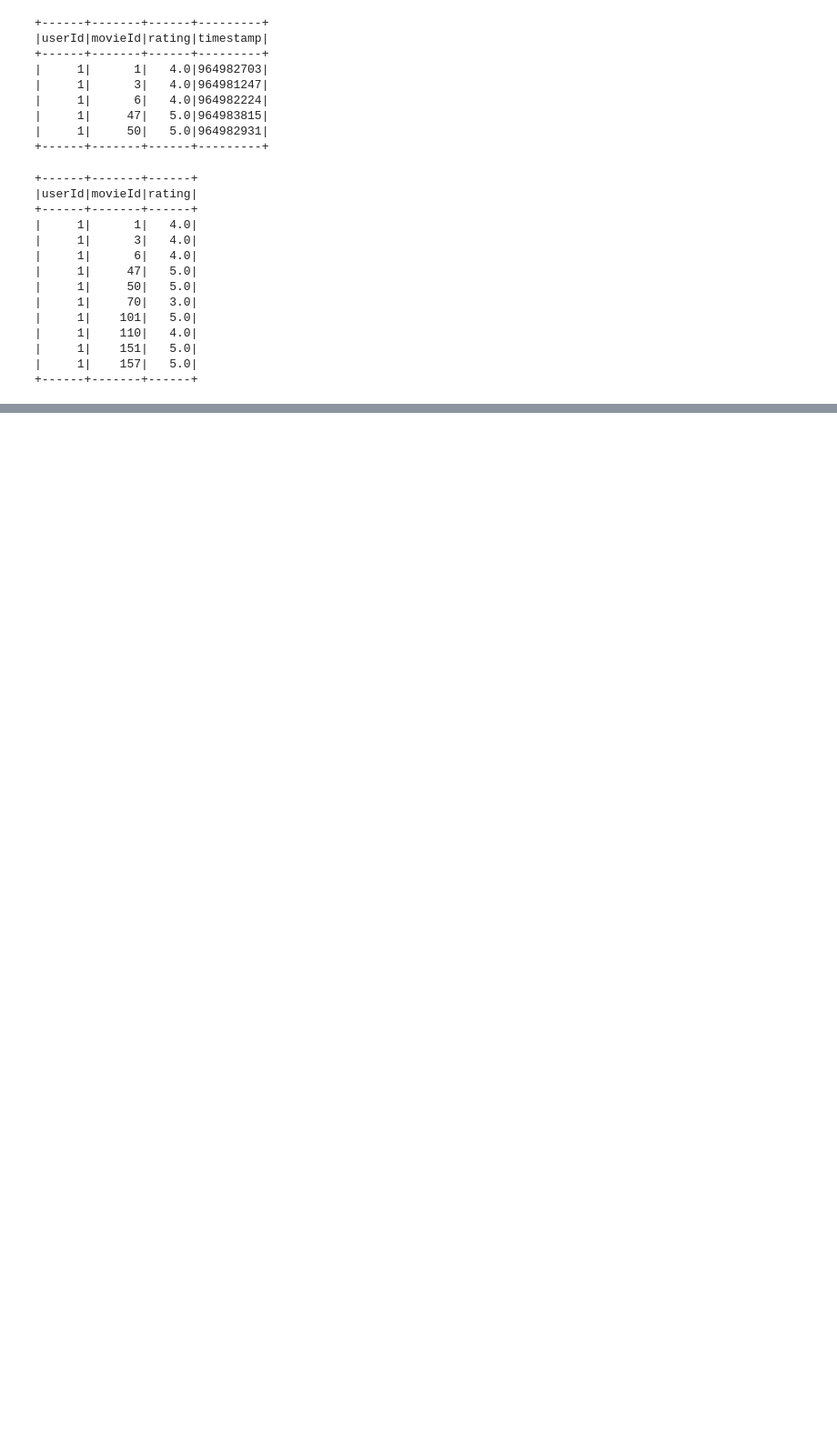
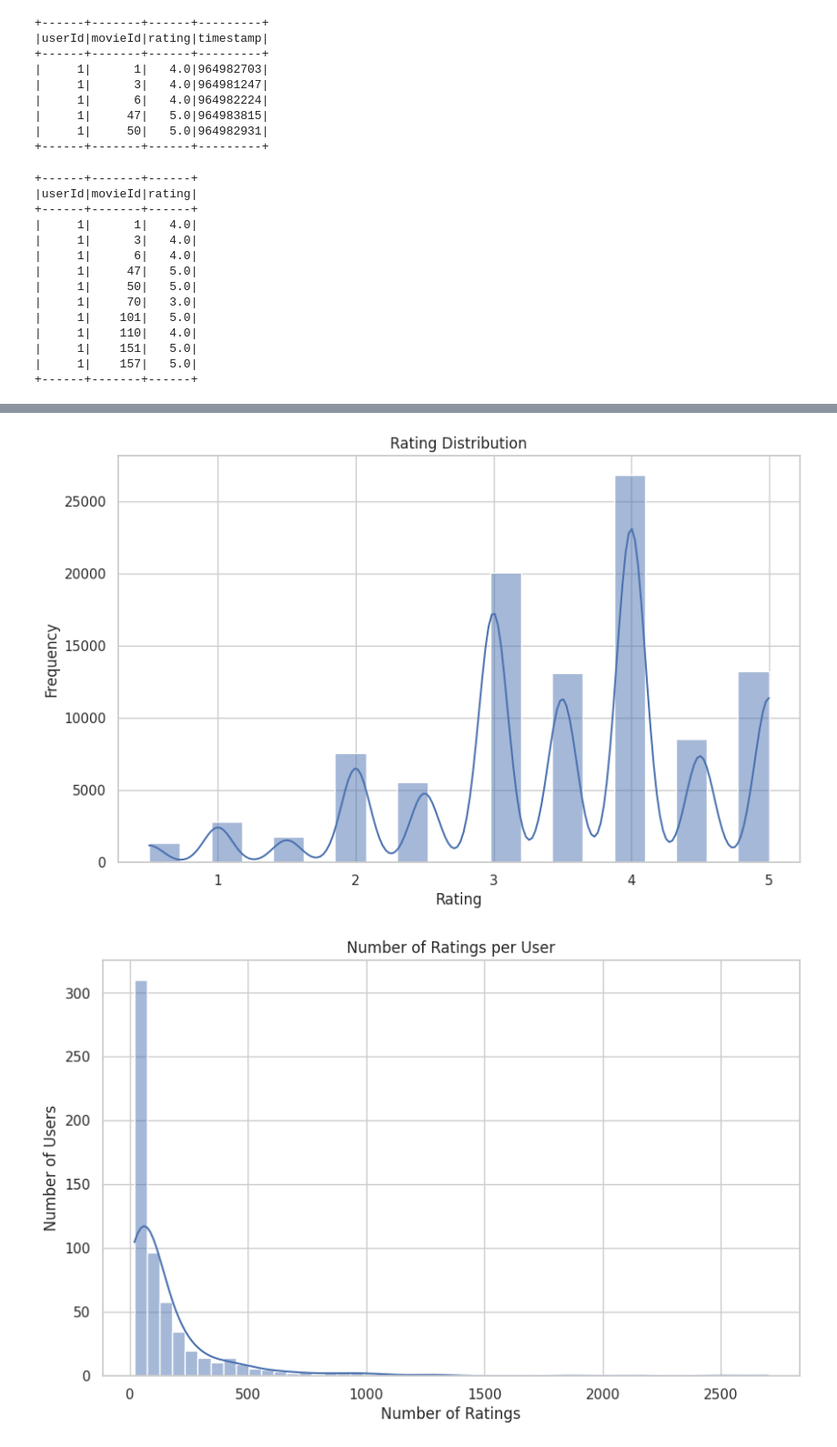
Before and after one commit to Nebbur-Rubben/big_data_final_project, a Jupyter notebook: movieLens.ipynb, the cells around one changed output, grey strips where cells are left out. Shown: that part at 91% size. Cells and saved outputs as stored; diff of their text form; code cells hidden in the pictures; blank space fills up the shorter version.

```diff
--- a/movieLens.ipynb
+++ b/movieLens.ipynb
@@ -347 +381,38 @@ spark.sql("SELECT * FROM user_recs limit 10").show()
 +------+--------------------+
+# %%
+if isinstance(ratings_df, pd.DataFrame):
+    ratings_data = ratings_df
+else:
+    ratings_data = ratings_df.toPandas()
+
+sns.set(style='whitegrid')
+
+plt.figure(figsize=(10, 6))
+sns.histplot(data=ratings_data, x='rating', bins=20, kde=True)
+plt.title('Rating Distribution')
+plt.xlabel('Rating')
+plt.ylabel('Frequency')
+plt.show()
+
+
+user_ratings_count = ratings_data.groupby('userId').size().reset_index(name='count')
+
+
+plt.figure(figsize=(10, 6))
+sns.histplot(data=user_ratings_count, x='count', bins=50, kde=True)
+plt.title('Number of Ratings per User')
+plt.xlabel('Number of Ratings')
+plt.ylabel('Number of Users')
+plt.show()
+
+movie_ratings_count = ratings_data.groupby('movieId').size().reset_index(name='count')
+
+plt.figure(figsize=(10, 6))
+sns.histplot(data=movie_ratings_count, x='count', bins=50, kde=True)
+plt.title('Number of Ratings per Movie')
+plt.xlabel('Number of Ratings')
+plt.ylabel('Number of Movies')
+plt.show()
+# %% [output]
+[figure, added]
+[figure, added]
```
Also changed, not shown: parts of 14 cells of this notebook.
